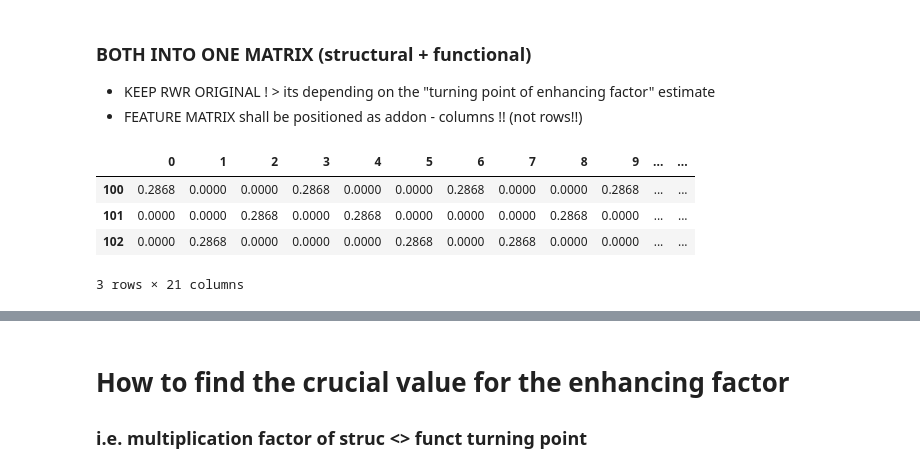
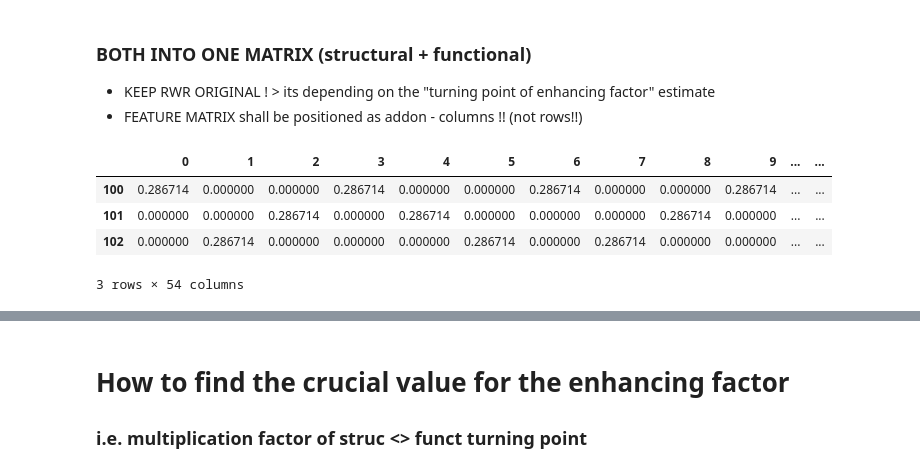
Before and after one commit to menchelab/CartoGRAPHs, a Jupyter notebook: cartoGRAPHs_FeatureTuning.ipynb, the cells around one changed output, grey strips where cells are left out. Cells and saved outputs as stored; diff of their text form; code cells hidden in the pictures.

```diff
--- a/cartoGRAPHs_FeatureTuning.ipynb
+++ b/cartoGRAPHs_FeatureTuning.ipynb
@@ -23,7 +23,7 @@ _____
 # 1 | DEFINE NETWORK
 _____
 # %%
-G = nx.cycle_graph(21)
+G = nx.cycle_graph(54) #9 # 21
 
 l_features = ['nodeID:'+str(i) for i in list(G.nodes())]
 # %%
@@ -122,16 +128,15 @@ DF_structural.head()
 + KEEP RWR ORIGINAL ! > its depending on the "turning point of enhancing factor" estimate
 + FEATURE MATRIX shall be positioned as addon - columns !! (not rows!!)
 # %%
-scalar = 0.2868
-
+scalar = 0.286714
 DF_functional_scal = DF_functional*scalar
 DF_functional_scal
 # %% [output]
 |  | 0 | 1 | 2 | 3 | 4 | 5 | 6 | 7 | 8 | 9 | ... | ... |
-| 100 | 0.2868 | 0.0000 | 0.0000 | 0.2868 | 0.0000 | 0.0000 | 0.2868 | 0.0000 | 0.0000 | 0.2868 | ... | ... |
-| 101 | 0.0000 | 0.0000 | 0.2868 | 0.0000 | 0.2868 | 0.0000 | 0.0000 | 0.0000 | 0.2868 | 0.0000 | ... | ... |
-| 102 | 0.0000 | 0.2868 | 0.0000 | 0.0000 | 0.0000 | 0.2868 | 0.0000 | 0.2868 | 0.0000 | 0.0000 | ... | ... |
+| 100 | 0.286714 | 0.000000 | 0.000000 | 0.286714 | 0.000000 | 0.000000 | 0.286714 | 0.000000 | 0.000000 | 0.286714 | ... | ... |
+| 101 | 0.000000 | 0.000000 | 0.286714 | 0.000000 | 0.286714 | 0.000000 | 0.000000 | 0.000000 | 0.286714 | 0.000000 | ... | ... |
+| 102 | 0.000000 | 0.286714 | 0.000000 | 0.000000 | 0.000000 | 0.286714 | 0.000000 | 0.286714 | 0.000000 | 0.000000 | ... | ... |
-3 rows × 21 columns
+3 rows × 54 columns
 # %%
 DF_merge = pd.concat([DF_structural,
                       DF_functional_scal]).T
```
Also changed, not shown: parts of 7 cells of this notebook, 8 other files.
